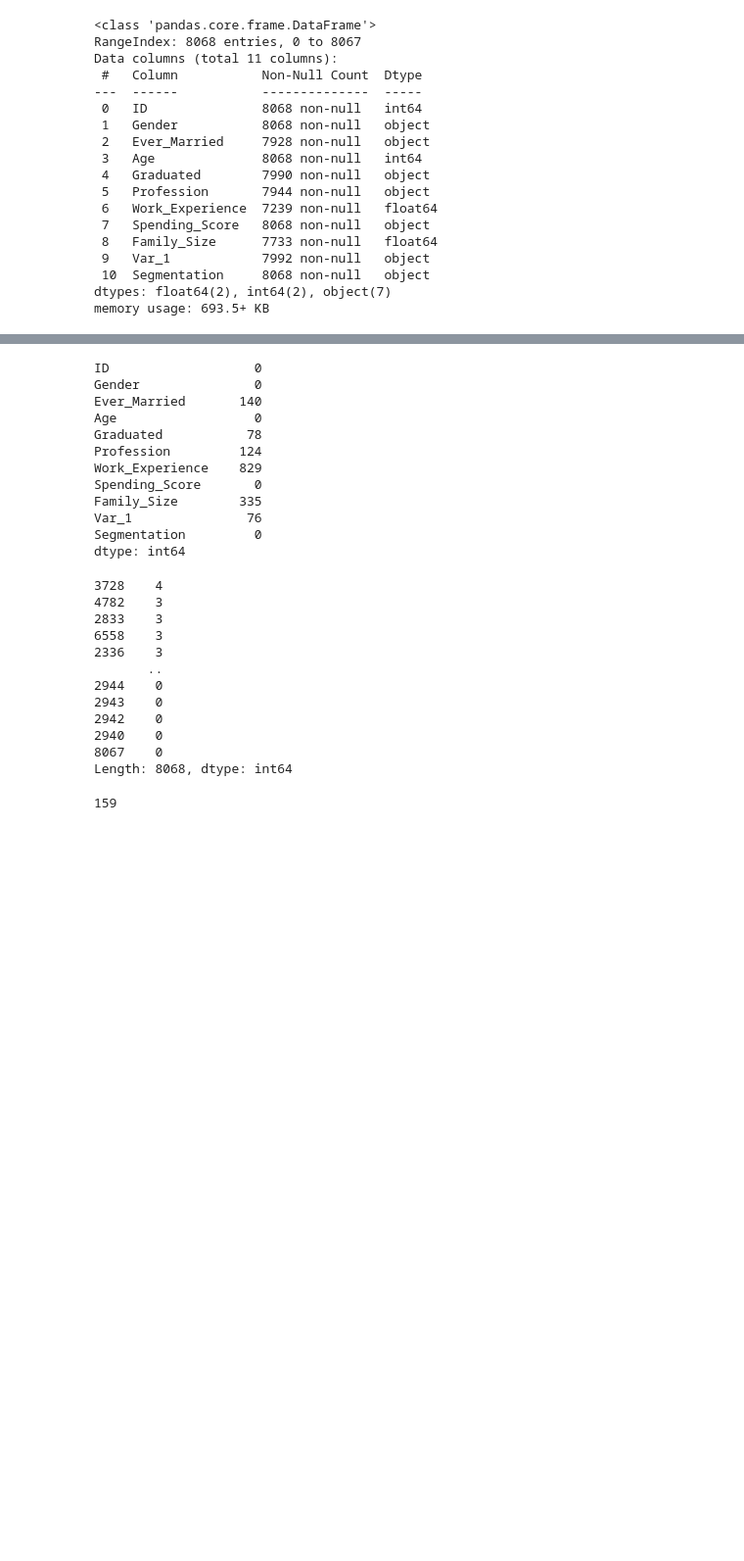
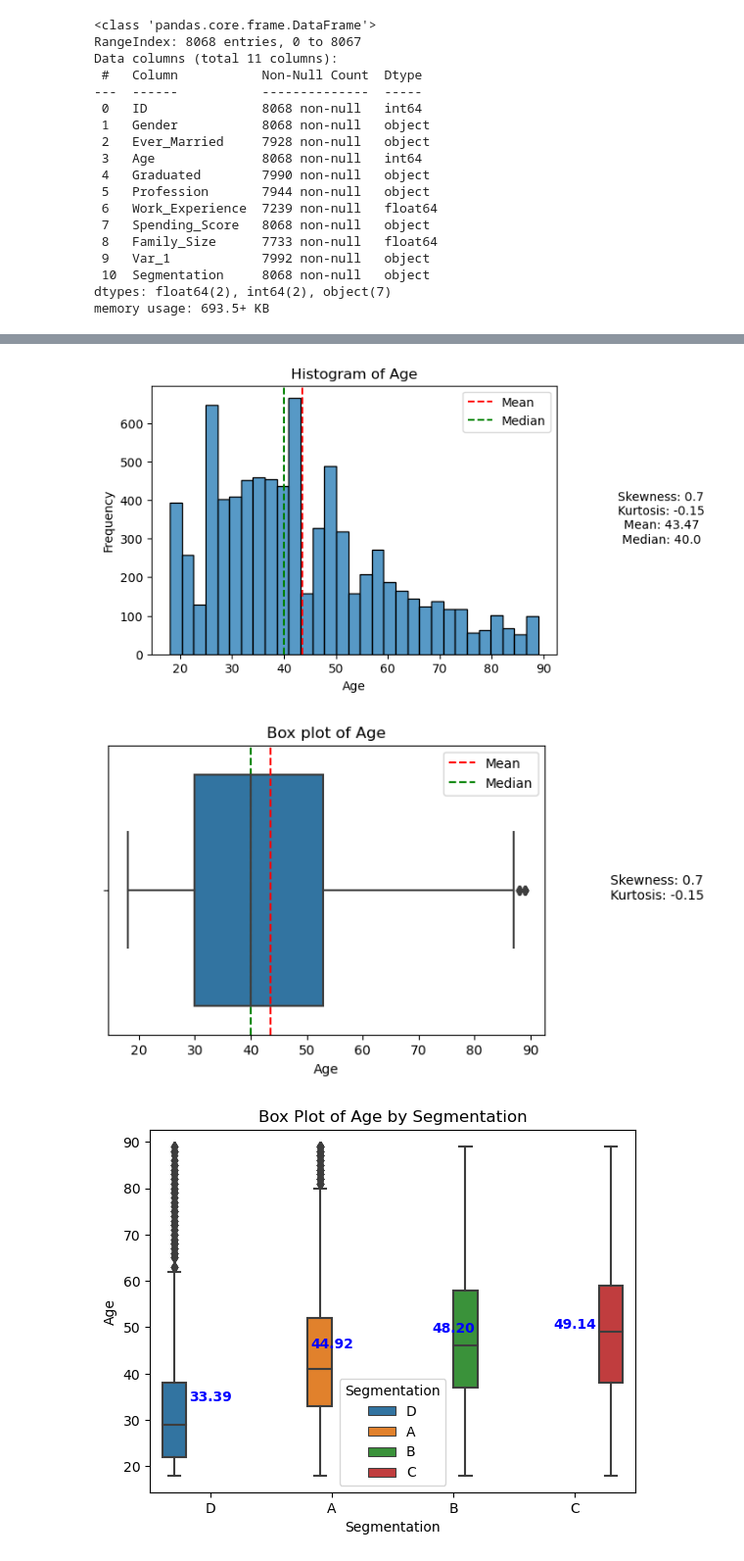
Before and after one commit to KonstantinosTsoumas/new-market-customer-segmentation, a Jupyter notebook: notebooks/exploration.ipynb, the cells around one changed output, grey strips where cells are left out. Shown at 98% size. Cells and saved outputs as stored; diff of their text form; code cells hidden in the pictures; blank space fills up the shorter version.

```diff
--- a/notebooks/exploration.ipynb
+++ b/notebooks/exploration.ipynb
@@ -77,40 +347,14 @@ The deviations in 'Non-Null Count' suggests that we have missing values. Let's w
-# %%
-#Missing values summary (per column)
-df_train.isnull().sum()
-# %% [output]
-ID                   0
-Gender               0
-Ever_Married       140
-Age                  0
-Graduated           78
-Profession         124
-Work_Experience    829
-Spending_Score       0
-Family_Size        335
-Var_1               76
-Segmentation         0
-dtype: int64
-# %%
-#Missing values summary (per row)
-row_missing_values = df_train.isnull().sum(axis=1)
-row_missing_values_sorted = row_missing_values.sort_values(ascending=False)
-row_missing_values_sorted
-# %% [output]
-3728    4
-4782    3
-2833    3
-6558    3
-2336    3
-       ..
-2944    0
-2943    0
-2942    0
-2940    0
-8067    0
-Length: 8068, dtype: int64
-# %%
-#Check how many rows have missing values of at least 2 columns
-rows_more_than_two_na = (row_missing_values_sorted >= 2).sum()
-print(rows_more_than_two_na)
-# %% [output]
-159
+# %%
+#Plot histogram of 'Work_Experience' column
+plot_histogram(df_train, 'Age')
+
+#Plot distribution plot of 'Work_Experience' column
+plot_boxplot(df_train, 'Age')
+
+#Plot a box plot in pair with 'Segmentation'
+plot_boxplot_grouped(df_train, 'Age', 'Segmentation')
+plot_histogram_grouped(df_train, 'Age', 'Segmentation')
+# %% [output]
+[figure, added]
+[figure, added]
+[figure, added]
```
Also changed, not shown: parts of 32 cells of this notebook.
